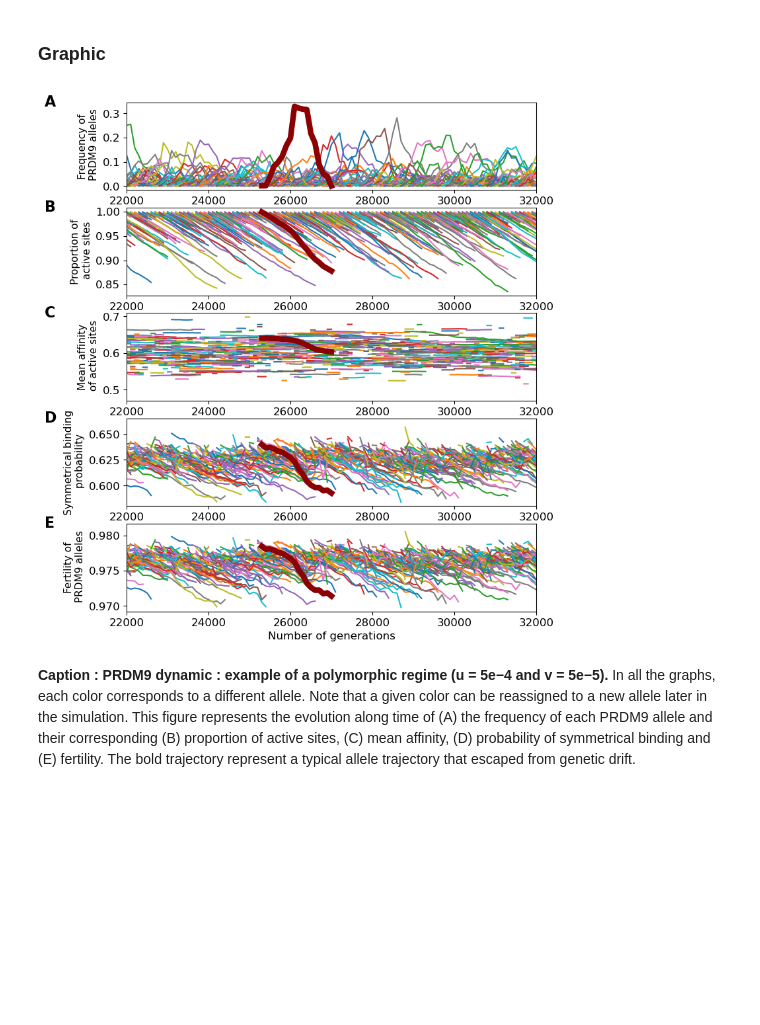
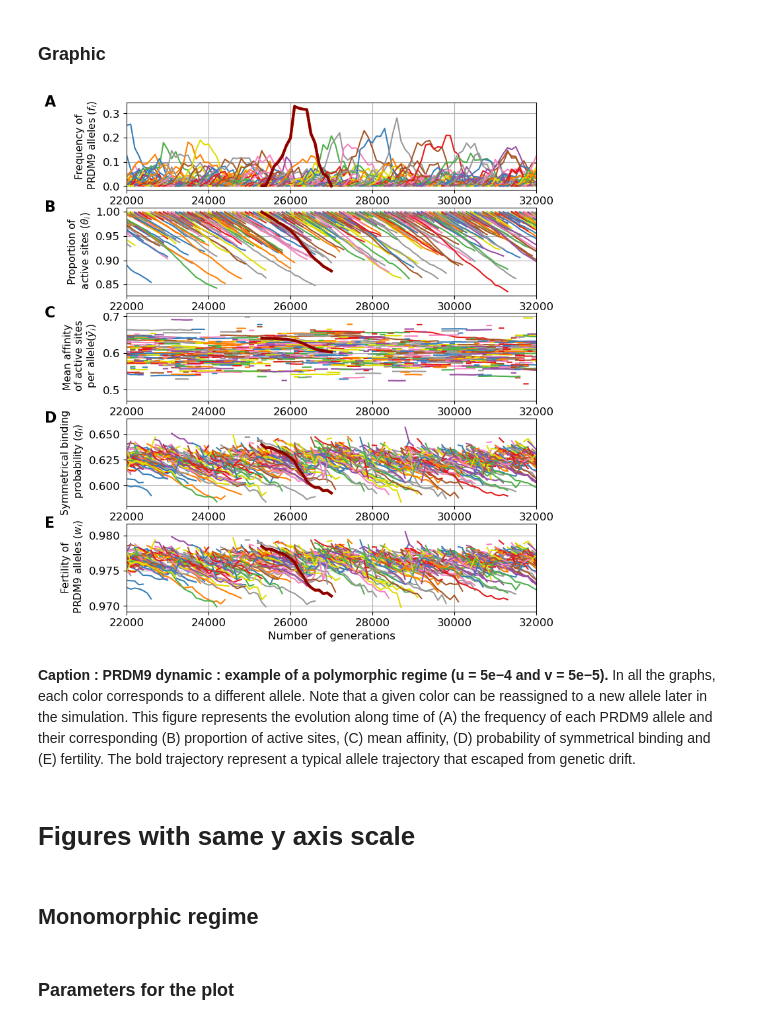
Before and after one commit to alicegenestier/Red_Queen_PRDM0_Panmictic, a Jupyter notebook: graphics_and_interpretations/Red_Queen_observation/Red_Queen_dynamics_without_dosage/Graphic_Red_Queen_without_dosage.ipynb, the cells around one changed output. Saved outputs shown, nothing was run; the diff lists cells and outputs as text; code cells hidden in the pictures; blank space fills up the shorter version.

Commit message:
Update figure code with new figures and colorblind palette

```diff
--- a/graphics_and_interpretations/Red_Queen_observation/Red_Queen_dynamics_without_dosage/Graphic_Red_Queen_without_dosage.ipynb
+++ b/graphics_and_interpretations/Red_Queen_observation/Red_Queen_dynamics_without_dosage/Graphic_Red_Queen_without_dosage.ipynb
@@ -76,0 +79,7 @@ def readfiles(pathtofile, file_name, ext_name,withoutneutral,withoutnan,minq,min
+# %%
+CB_color_cycle = ['#377eb8', '#ff7f00', '#4daf4a',
+                  '#f781bf', '#a65628', '#984ea3',
+                  '#999999', '#e41a1c', '#dede00']
+# %%
+for i in range(len(CB_color_cycle)):
+    plt.axhline(y=i,color=CB_color_cycle[i])
@@ -102,7 +113,7 @@ def graph_per_allele(target_folder_path, file_name, ext_name, x_axis_param, y_ax
                 y_per_allele[str(cle)].append(data_all[y_axis_param][i])
     return(x_per_allele,y_per_allele)
 # %%
-def plot_regim_per_allele(target_folder_path, file_name, ext_name, x_param, y_params, withoutneutral, withoutnan,minq,minfert,logfert,line_to_begin, allelenbmin, allelenbmax,boldallel,xmin,xmax,x_letter,legend_list,ymin,ymax):
+def plot_regim_per_allele(target_folder_path, file_name, ext_name, x_param, y_params, withoutneutral, withoutnan,minq,minfert,logfert,line_to_begin, allelenbmin, allelenbmax,boldallel,xmin,xmax,x_letter,legend_list,ymin,ymax,x_dashed_line):
     index_line=1
     lettres=["A","B","C","D","E"]
     figure=plt.figure(figsize=(8,10))
@@ -112,20 +123,26 @@ def plot_regim_per_allele(target_folder_path, file_name, ext_name, x_param, y_pa
         max_y=0
         plt.subplot(len(y_params),1,index_line)
         (X,Y)=graph_per_allele(target_folder_path, file_name, ext_name, x_param, i, withoutneutral,withoutnan,minq,minfert,logfert,line_to_begin)
+        index_color=0 ###############
         for j in range(allelenbmax-allelenbmin):
             allele_nb=allelenbmin+j
             nameallelelist=[str(allele_nb),'.0']
             nameallele=''.join(nameallelelist)
             if X.get(nameallele, 0)!=0:
                 if(float(nameallele)==boldallel):
-                    plt.plot(X[nameallele], Y[nameallele],linewidth=6)
+                    plt.plot(X[nameallele], Y[nameallele],linewidth=3,color=CB_color_cycle[index_color])#linewidth=6 ##############
                 else:
-                    plt.plot(X[nameallele], Y[nameallele])
+                    plt.plot(X[nameallele], Y[nameallele],color=CB_color_cycle[index_color])###############
                 if(max_y<max(Y[nameallele])):
                     max_y=max(Y[nameallele])
-        plt.plot(X[str(boldallel)+'.0'], Y[str(boldallel)+'.0'],linewidth=6,color='darkred')
+                index_color+=1###############
+                index_color=index_color%9################
+        plt.plot(X[str(boldallel)+'.0'], Y[str(boldallel)+'.0'],linewidth=3,color='darkred')#linewidth=6
         plt.ylabel(legend_list[index_line-1],fontsize=11)
-        plt.text(x=x_letter,y=max_y,s=lettres[index_line-1],fontweight='bold',fontsize=16)
+        if ymax==[]:
+            plt.text(x=x_letter,y=max_y,s=lettres[index_line-1],fontweight='bold',fontsize=16)
+        else :
+            plt.text(x=x_letter,y=ymax[index_line-1],s=lettres[index_line-1],fontweight='bold',fontsize=16)
         if index_line==len(y_params):
             plt.xlabel("Number of generations",fontsize=12)
         plt.xticks(fontsize=12)
@@ -135,6 +152,8 @@ def plot_regim_per_allele(target_folder_path, file_name, ext_name, x_param, y_pa
         plt.xlim(xmin,xmax)
         if ymin!=[] and ymax!=[]:
             plt.ylim(ymin[index_line-1],ymax[index_line-1])
+        plt.axvline(x=x_dashed_line,linestyle="dashed",color='black')###########
+        plt.grid()#############
         index_line+=1
 # %%
 path_to_file_init = "../../../analyses/"
@@ -204,14 +224,15 @@ xmax = 32000
 x_letter = 20000
 ymin=[]
 ymax=[]
-legend_list=["Frequency of\n PRDM9 alleles","Proportion of\n active sites","Mean affinity\n of active sites","Symmetrical binding\n probability","Fertility of\n PRDM9 alleles"]
+legend_list=["Frequency of\n PRDM9 alleles ("r"$f_i$)","Proportion of\n active sites ("r"$\theta_i$)","Mean affinity\n of active sites\n per allele("r"$\bar y_i$)","Symmetrical binding\n probability ("r"$q_i$)","Fertility of\n PRDM9 alleles ("r"$w_i$)"]
+x_dashed_line=-1
 # %% [markdown]
 ### Graphic
 # %%
-Fig_2=plot_regim_per_allele(path_to_file_init+path_to_file_to_plot, file_to_plot, ext_of_file, x_parameter,y_parameters,withoutneutral, withoutnan,minq,minfert,logfert,line_to_begin, allelenbmin, allelenbmax,boldallel,xmin,xmax,x_letter,legend_list,ymin,ymax)
-plt.savefig('Fig_2.png', dpi=300, bbox_inches='tight')
+Fig_2=plot_regim_per_allele(path_to_file_init+path_to_file_to_plot, file_to_plot, ext_of_file, x_parameter,y_parameters,withoutneutral, withoutnan,minq,minfert,logfert,line_to_begin, allelenbmin, allelenbmax,boldallel,xmin,xmax,x_letter,legend_list,ymin,ymax,x_dashed_line)
+plt.savefig('Fig4.png', dpi=300, bbox_inches='tight')
 # %% [output]
-[figure, old version]
+[figure, new version]
 # %% [markdown]
 **Caption : PRDM9 dynamic : example of a polymorphic regime (u = 5e−4 and v = 5e−5).** In
 all the graphs, each color corresponds to a different allele. Note that a given color can be reassigned to a
@@ -219,3 +240,9 @@ new allele later in the simulation. This figure represents the evolution along t
 each PRDM9 allele and their corresponding (B) proportion of active sites, (C) mean affinity, (D)
 probability of symmetrical binding and (E) fertility. The bold trajectory represent a typical allele trajectory
 that escaped from genetic drift.
+# %% [markdown]
+# Figures with same y axis scale
+# %% [markdown]
+## Monomorphic regime
+# %% [markdown]
+### Parameters for the plot
```
Also changed, not shown: parts of 12 cells of this notebook, 6 other files.
